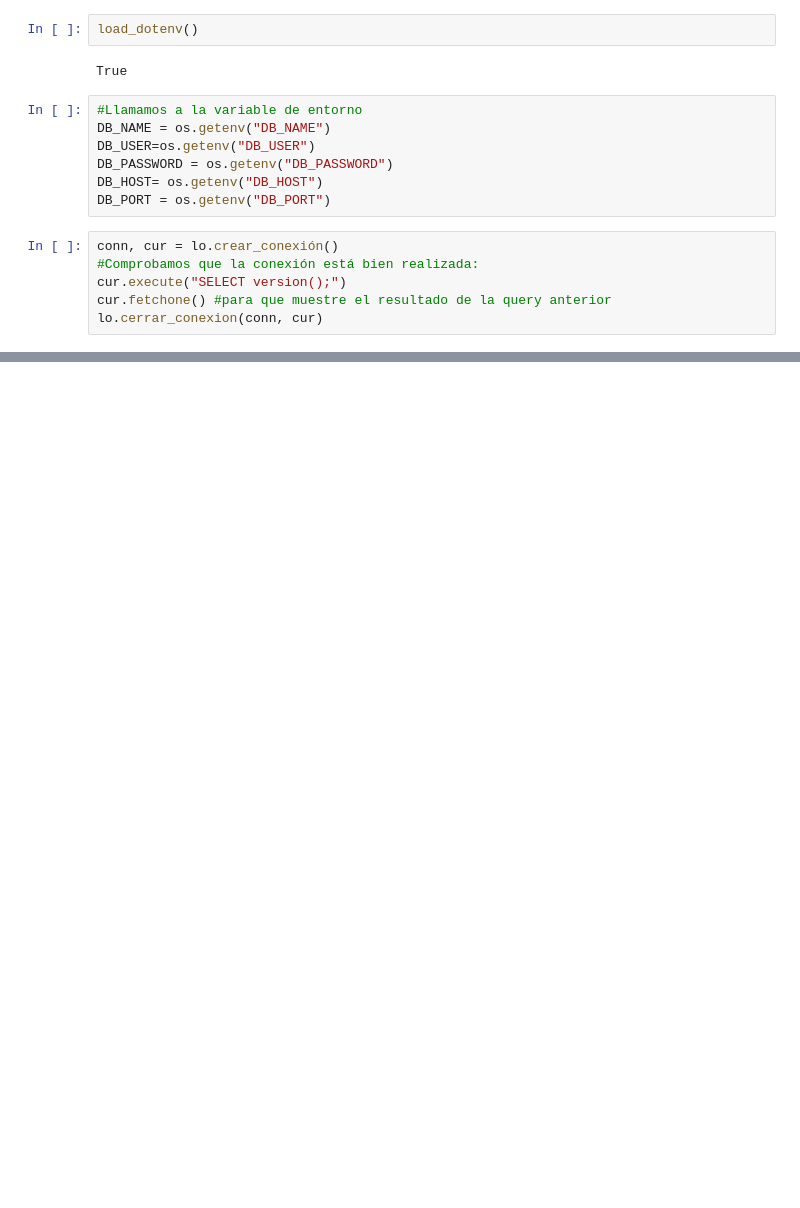
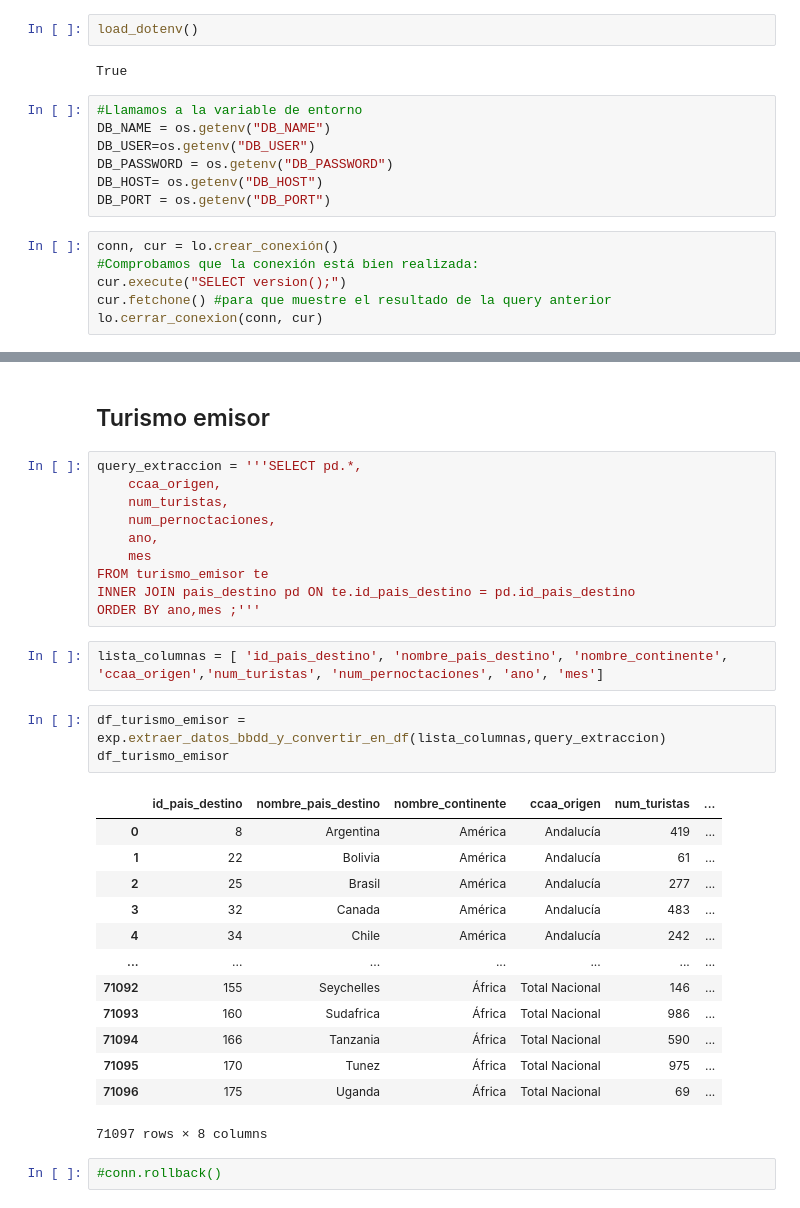
Before and after one commit to VanesaFloresRivera/Proyecto-Final, a Jupyter notebook: notebooks/eda.ipynb, the cells around one changed output, grey strips where cells are left out. Drawn from its saved outputs; the diff is of its cells as text; blank space fills up the shorter version.

```diff
--- a/notebooks/eda.ipynb
+++ b/notebooks/eda.ipynb
@@ -29,0 +176,33 @@ lo.cerrar_conexion(conn, cur)
+# %% [markdown]
+## Turismo emisor
+# %%
+query_extraccion = '''SELECT pd.*,
+	ccaa_origen,
+	num_turistas,
+	num_pernoctaciones,
+	ano,
+	mes
+FROM turismo_emisor te
+INNER JOIN pais_destino pd ON te.id_pais_destino = pd.id_pais_destino
+ORDER BY ano,mes ;'''
+# %%
+lista_columnas = [ 'id_pais_destino', 'nombre_pais_destino', 'nombre_continente', 'ccaa_origen','num_turistas', 'num_pernoctaciones', 'ano', 'mes']
+# %%
+df_turismo_emisor = exp.extraer_datos_bbdd_y_convertir_en_df(lista_columnas,query_extraccion)
+df_turismo_emisor
+# %% [output]
+|  | id_pais_destino | nombre_pais_destino | nombre_continente | ccaa_origen | num_turistas | ... |
+| 0 | 8 | Argentina | América | Andalucía | 419 | ... |
+| 1 | 22 | Bolivia | América | Andalucía | 61 | ... |
+| 2 | 25 | Brasil | América | Andalucía | 277 | ... |
+| 3 | 32 | Canada | América | Andalucía | 483 | ... |
+| 4 | 34 | Chile | América | Andalucía | 242 | ... |
+| ... | ... | ... | ... | ... | ... | ... |
+| 71092 | 155 | Seychelles | África | Total Nacional | 146 | ... |
+| 71093 | 160 | Sudafrica | África | Total Nacional | 986 | ... |
+| 71094 | 166 | Tanzania | África | Total Nacional | 590 | ... |
+| 71095 | 170 | Tunez | África | Total Nacional | 975 | ... |
+| 71096 | 175 | Uganda | África | Total Nacional | 69 | ... |
+71097 rows × 8 columns
+# %%
+#conn.rollback()
```
Also changed, not shown: parts of 22 cells of this notebook, 12 other files.
